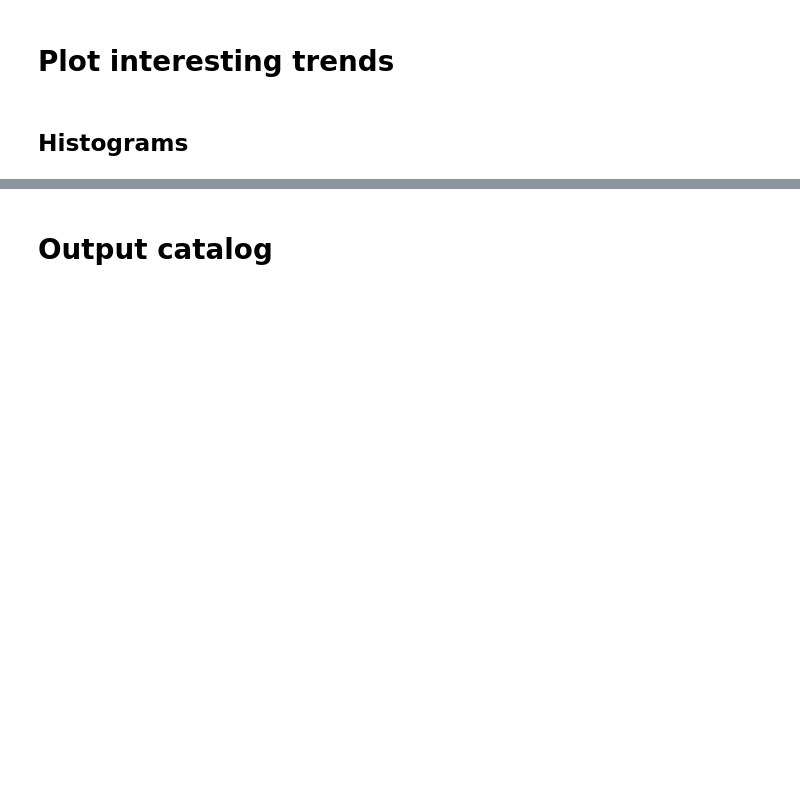
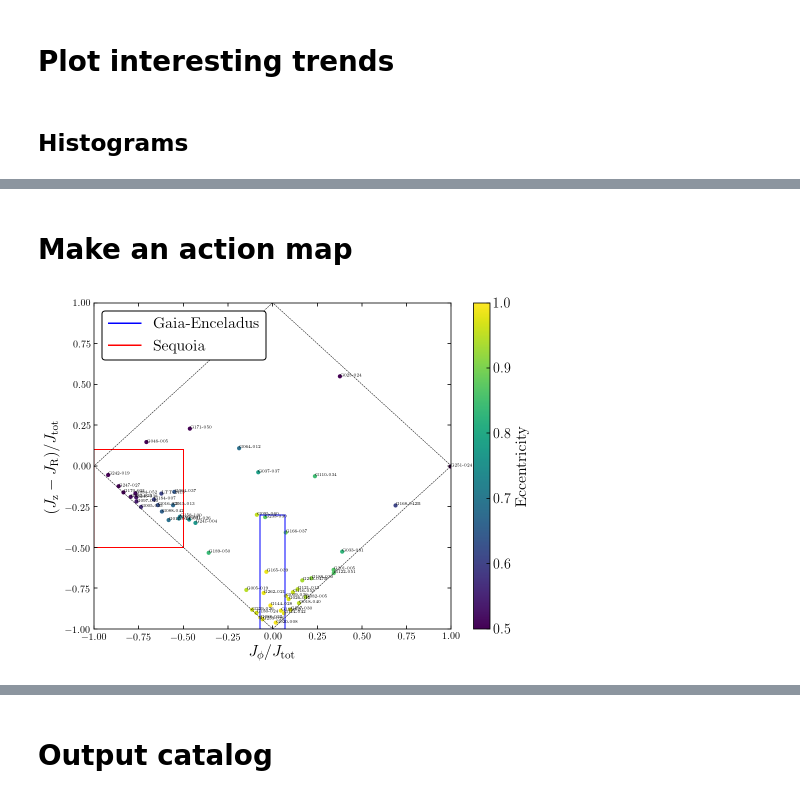
Before and after one commit to jamesmlane/OHStars, a Jupyter notebook: notebooks/4-SB02_parameters/SB02_parameters.ipynb, the cells around one changed output, grey strips where cells are left out. Cells and saved outputs as stored; diff of their text form; code cells hidden in the pictures; blank space fills up the shorter version.

```diff
--- a/notebooks/4-SB02_parameters/SB02_parameters.ipynb
+++ b/notebooks/4-SB02_parameters/SB02_parameters.ipynb
@@ -232,0 +262,57 @@ for i in range(n_params):
+# %% [markdown]
+# Make an action map
+# %%
+fig = plt.figure(figsize=(8,6))
+ax = fig.add_subplot(111)
+
+Jr = kinematics[:,7,0]
+Jphi = kinematics[:,8,0]
+Jz = kinematics[:,9,0]
+Jtot = np.abs(Jr)+np.abs(Jphi)+np.abs(Jz)
+Jphi_norm = Jphi/Jtot
+Jz_Jr_norm = (Jz-Jr)/Jtot
+eccen = kinematics[:,4,0]
+pts = ax.scatter( Jphi_norm, Jz_Jr_norm, s=10, c=eccen, vmin=0.5, vmax=1.0)
+
+for i in range(n_stars):
+    text = vrad_name[i]
+    ax.annotate( text, xy=(Jphi_norm[i],Jz_Jr_norm[i]), fontsize=4 )
+###i
+
+where_in_GE = np.where( ( Jphi_norm > -0.07 ) &
+                        ( Jphi_norm < 0.07 ) &
+                        ( Jz_Jr_norm < -0.3)
+                      )[0]
+where_in_SQ = np.where( ( Jphi_norm < -0.5 ) &
+                        ( Jz_Jr_norm < 0.1 )
+                      )[0]
+
+cbar = fig.colorbar(pts)
+cbar.set_label('Eccentricity', fontsize=16)
+cbar.ax.tick_params(labelsize=14)
+
+ax.set_xlabel(r'$J_{\phi}/J_{\rm tot}$', fontsize=16)
+ax.set_ylabel(r'$(J_{\rm z}-J_{\rm R})/J_{\rm tot}$', fontsize=16)
+
+ax.set_xlim(-1,1)
+ax.set_ylim(-1,1)
+
+ax.plot([-1,0], [0,-1], linestyle='dashed', color='Black', linewidth=0.5)
+ax.plot([0,1],  [-1,0], linestyle='dashed', color='Black', linewidth=0.5)
+ax.plot([1,0],  [0,1],  linestyle='dashed', color='Black', linewidth=0.5)
+ax.plot([0,-1], [1,0],  linestyle='dashed', color='Black', linewidth=0.5)
+
+GE_patch = patches.Rectangle( (-0.07,-1), 0.14, 0.7, fill=None, edgecolor='Blue' )
+ax.add_artist(GE_patch)
+SQ_patch = patches.Rectangle( (-1,-0.5), 0.5, 0.6, fill=None, edgecolor='Red' )
+ax.add_artist(SQ_patch)
+
+ax.plot([],[],color='Blue',label='Gaia-Enceladus')
+ax.plot([],[],color='Red',label='Sequoia')
+
+ax.legend(loc='upper left', fontsize=16)
+
+plt.savefig('Action_space_map.pdf')
+plt.show()
+# %% [output]
+[figure, added]
```
Also changed, not shown: parts of 10 cells of this notebook, 1 other file.
